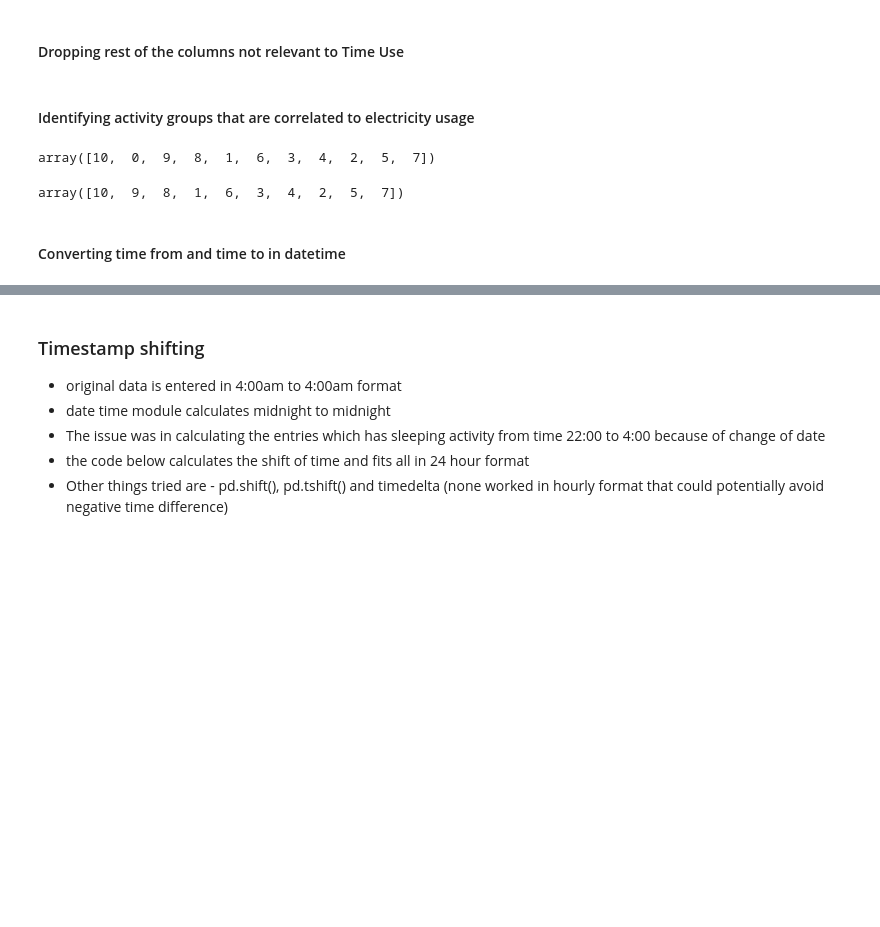
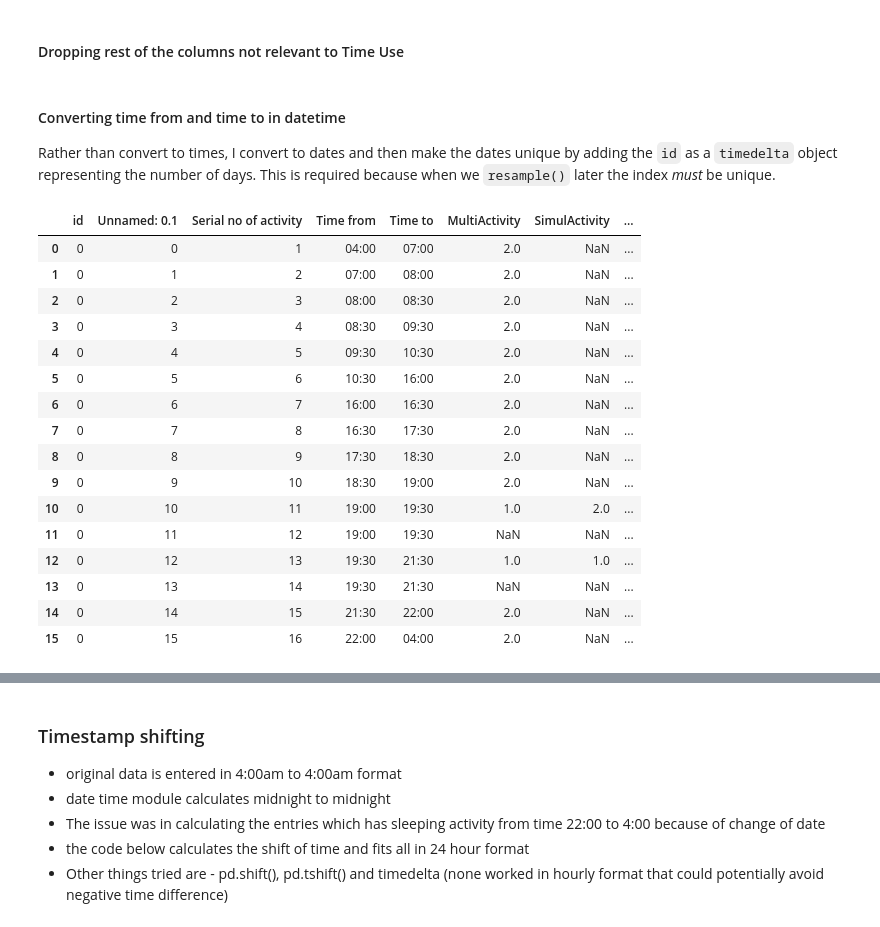
Before and after one commit to rjsayani/TUS_india, a Jupyter notebook: Rural_time_use_analysis_MH_v9.ipynb, the cells around one changed output, grey strips where cells are left out. Drawn from its saved outputs; the diff is of its cells as text; code cells hidden in the pictures; blank space fills up the shorter version.

```diff
--- a/Rural_time_use_analysis_MH_v9.ipynb
+++ b/Rural_time_use_analysis_MH_v9.ipynb
@@ -68,7 +68,8 @@ dfTUS5 = dfTUS5.set_index('id')
 # %%
 ## Demographic details analysis
 
-TUS_merged = pd.merge(dfTUS2, dfTUS4, on = 'id')
+# TUS_merged = pd.merge(dfTUS2, dfTUS4, on = 'id')
+TUS_merged = dfTUS2.merge(dfTUS4, on="id")
 #TUS_merged.isna().sum()
 #TUS_merged.shape
 # %% [markdown]
@@ -99,30 +121,31 @@ del(TUS_full)
-# %% [markdown]
-#### Identifying activity groups that are correlated to electricity usage
-# %%
-conditions = [(TUS_MH["Activity group"] == 12),
-              (TUS_MH["Activity group"] == 31),
-              (TUS_MH["Activity group"] == 32),
-              (TUS_MH["Activity group"] == 34),
-              (TUS_MH["Activity group"] == 62),
-              (TUS_MH["Activity group"] == 91),
-              (TUS_MH["Activity group"] == 92),
-              (TUS_MH["Activity group"] == 93),
-              (TUS_MH["Activity code"] == 842),
-              (TUS_MH["Activity code"] == 843)]
-values = [1,2,3,4,5,10,8,9,6,7]
-
-TUS_MH['Activity group'] = np.select(conditions, values)
-TUS_MH["Activity group"].unique()
-# %% [output]
-array([10,  0,  9,  8,  1,  6,  3,  4,  2,  5,  7])
-# %%
-TUS_MH = TUS_MH.loc[(TUS_MH[["Activity group"]] != 0).all(axis=1)]
-TUS_MH["Activity group"].unique()
-# %% [output]
-array([10,  9,  8,  1,  6,  3,  4,  2,  5,  7])
-# %% [markdown]
-#### Converting time from and time to in datetime
+# %% [markdown]
+#### Converting time from and time to in datetime
+
+Rather than convert to times, I convert to dates and then make the dates unique by adding the `id` as a `timedelta`
+object representing the number of days. This is required because when we `resample()` later the index _must_ be unique.
 # %%
-TUS_MH["Start_time"] = pd.to_datetime(TUS_MH['Time from'], format="%H:%M").dt.time
-TUS_MH["End_time"] = pd.to_datetime(TUS_MH['Time to'], format="%H:%M").dt.time
+TUS_MH["Start_time"] = pd.to_datetime(TUS_MH['Time from'], format="%H:%M")#.dt.time
+TUS_MH["End_time"] = pd.to_datetime(TUS_MH['Time to'], format="%H:%M")#.dt.time
+TUS_MH["Unique_time"] = TUS_MH["Start_time"] + (pd.to_timedelta(TUS_MH["id"], unit="D"))
+TUS_MH.loc[TUS_MH["id"] == 0]
+#TUS_MH[["id", "Start_time", "End_time", "Unique_time"]]
+#TUS_MH.set_index(["Unique_time"], inplace=True)
+# %% [output]
+|  | id | Unnamed: 0.1 | Serial no of activity | Time from | Time to | MultiActivity | SimulActivity | ... |
+| 0 | 0 | 0 | 1 | 04:00 | 07:00 | 2.0 | NaN | ... |
+| 1 | 0 | 1 | 2 | 07:00 | 08:00 | 2.0 | NaN | ... |
+| 2 | 0 | 2 | 3 | 08:00 | 08:30 | 2.0 | NaN | ... |
+| 3 | 0 | 3 | 4 | 08:30 | 09:30 | 2.0 | NaN | ... |
+| 4 | 0 | 4 | 5 | 09:30 | 10:30 | 2.0 | NaN | ... |
+| 5 | 0 | 5 | 6 | 10:30 | 16:00 | 2.0 | NaN | ... |
+| 6 | 0 | 6 | 7 | 16:00 | 16:30 | 2.0 | NaN | ... |
+| 7 | 0 | 7 | 8 | 16:30 | 17:30 | 2.0 | NaN | ... |
+| 8 | 0 | 8 | 9 | 17:30 | 18:30 | 2.0 | NaN | ... |
+| 9 | 0 | 9 | 10 | 18:30 | 19:00 | 2.0 | NaN | ... |
+| 10 | 0 | 10 | 11 | 19:00 | 19:30 | 1.0 | 2.0 | ... |
+| 11 | 0 | 11 | 12 | 19:00 | 19:30 | NaN | NaN | ... |
+| 12 | 0 | 12 | 13 | 19:30 | 21:30 | 1.0 | 1.0 | ... |
+| 13 | 0 | 13 | 14 | 19:30 | 21:30 | NaN | NaN | ... |
+| 14 | 0 | 14 | 15 | 21:30 | 22:00 | 2.0 | NaN | ... |
+| 15 | 0 | 15 | 16 | 22:00 | 04:00 | 2.0 | NaN | ... |
 # %%
```
Also changed, not shown: parts of 14 cells of this notebook.
